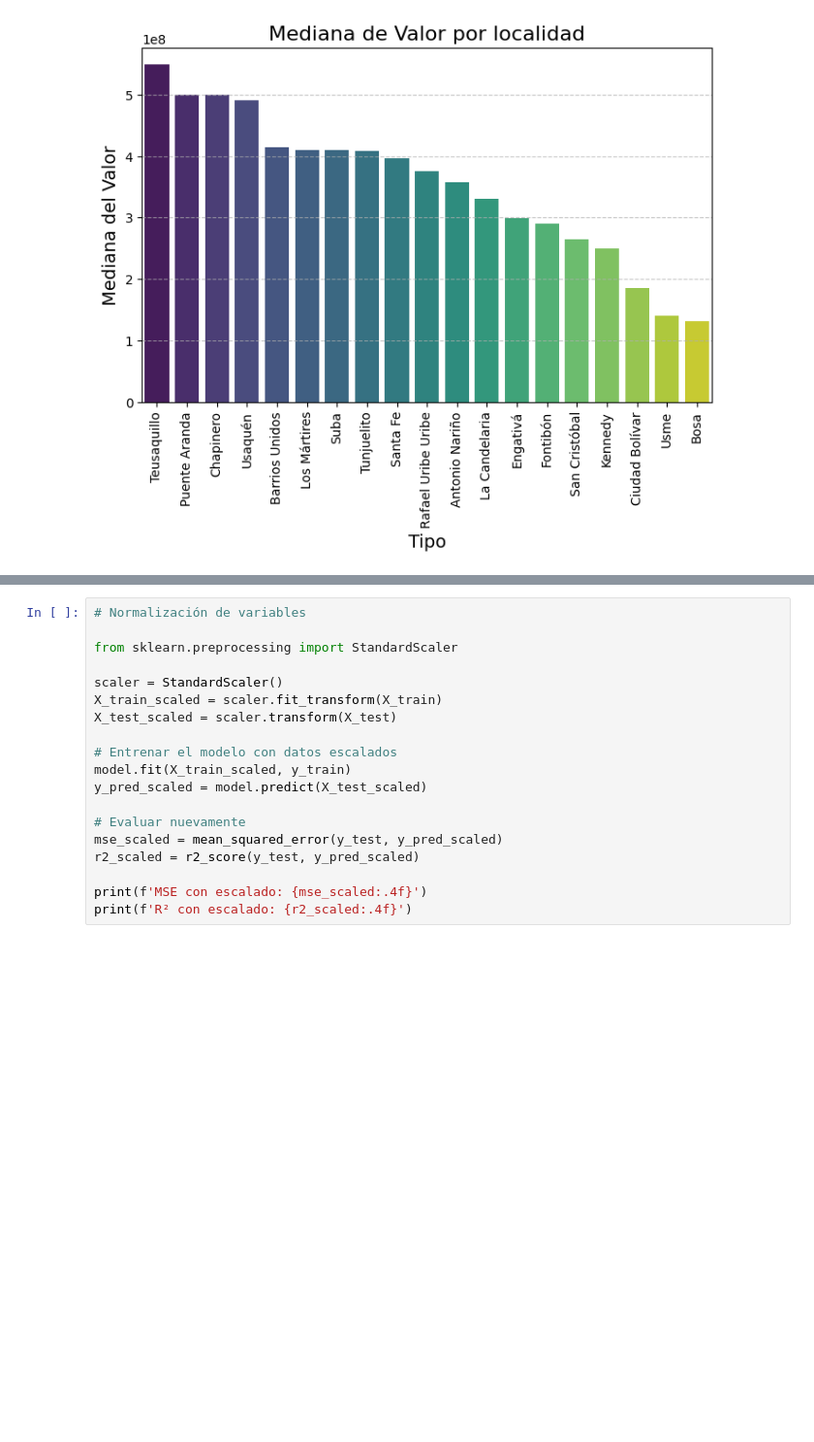
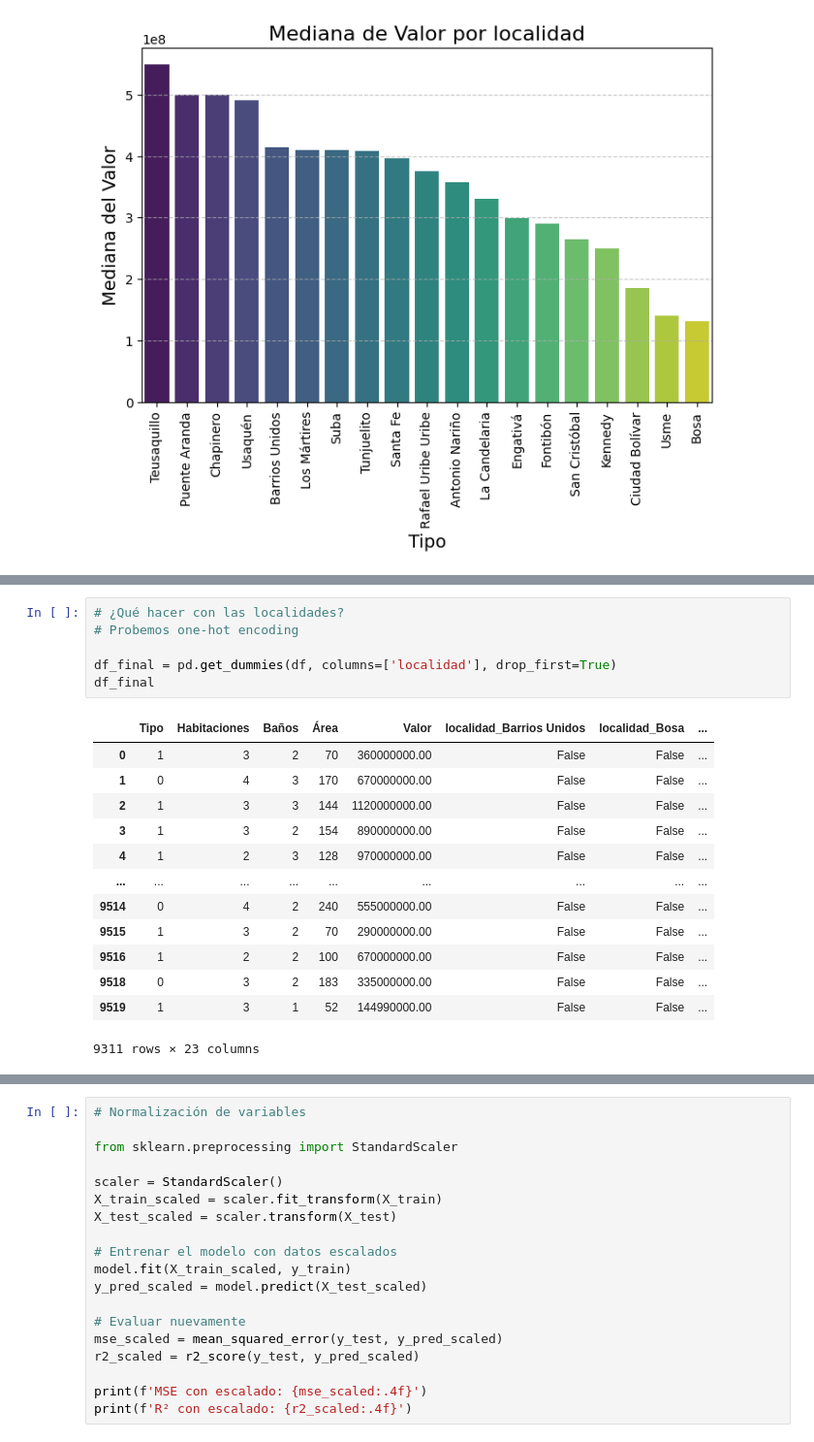
Before and after one commit to julihdez36/Metodos_estadisticos, a Jupyter notebook: Regresion lineal.ipynb, the cells around one changed output, grey strips where cells are left out. Shown at 97% size. Cells and saved outputs as stored; diff of their text form; blank space fills up the shorter version.

```diff
--- a/Regresion lineal.ipynb
+++ b/Regresion lineal.ipynb
@@ -555,0 +544,20 @@ plt.show()
+# %%
+# ¿Qué hacer con las localidades?
+# Probemos one-hot encoding
+
+df_final = pd.get_dummies(df, columns=['localidad'], drop_first=True)
+df_final
+# %% [output]
+|  | Tipo | Habitaciones | Baños | Área | Valor | localidad_Barrios Unidos | localidad_Bosa | ... |
+| 0 | 1 | 3 | 2 | 70 | 360000000.00 | False | False | ... |
+| 1 | 0 | 4 | 3 | 170 | 670000000.00 | False | False | ... |
+| 2 | 1 | 3 | 3 | 144 | 1120000000.00 | False | False | ... |
+| 3 | 1 | 3 | 2 | 154 | 890000000.00 | False | False | ... |
+| 4 | 1 | 2 | 3 | 128 | 970000000.00 | False | False | ... |
+| ... | ... | ... | ... | ... | ... | ... | ... | ... |
+| 9514 | 0 | 4 | 2 | 240 | 555000000.00 | False | False | ... |
+| 9515 | 1 | 3 | 2 | 70 | 290000000.00 | False | False | ... |
+| 9516 | 1 | 2 | 2 | 100 | 670000000.00 | False | False | ... |
+| 9518 | 0 | 3 | 2 | 183 | 335000000.00 | False | False | ... |
+| 9519 | 1 | 3 | 1 | 52 | 144990000.00 | False | False | ... |
+9311 rows × 23 columns
```
Also changed, not shown: parts of 14 cells of this notebook.
